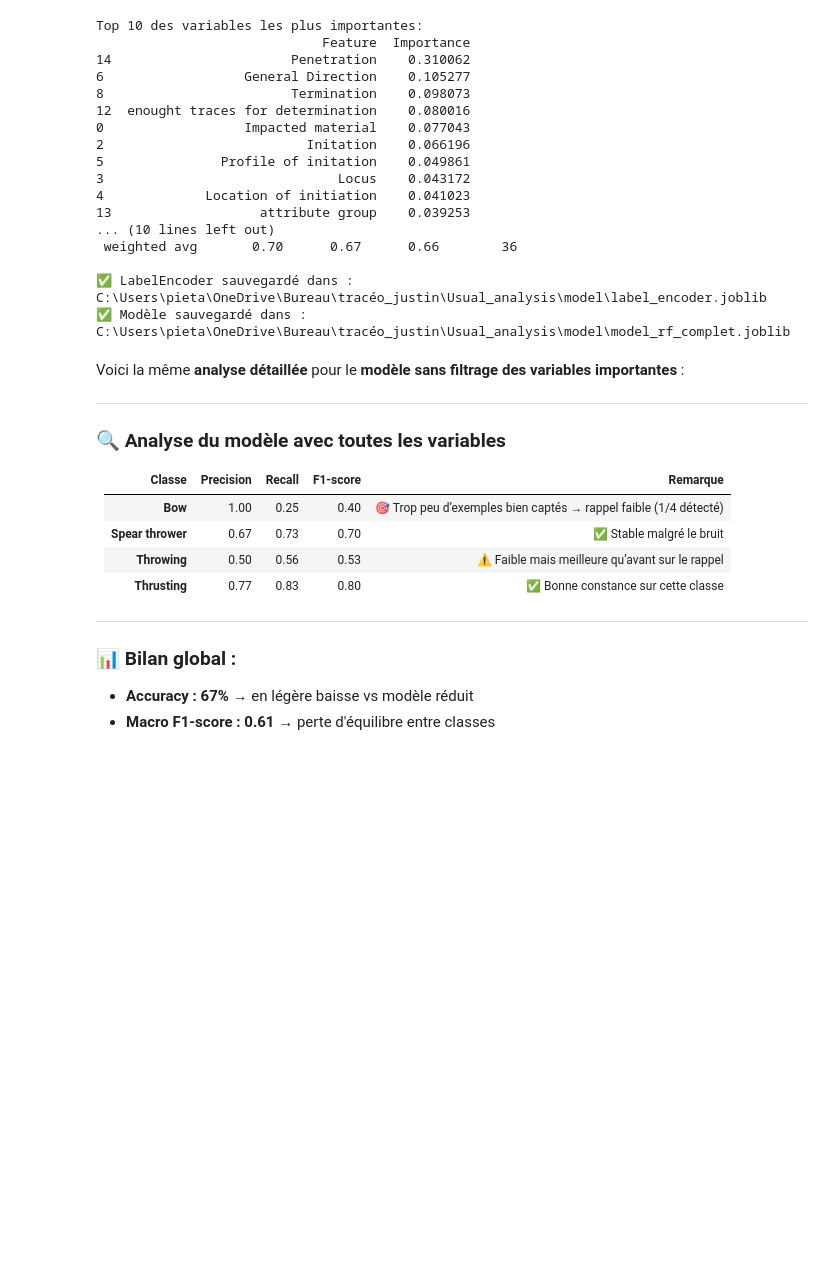
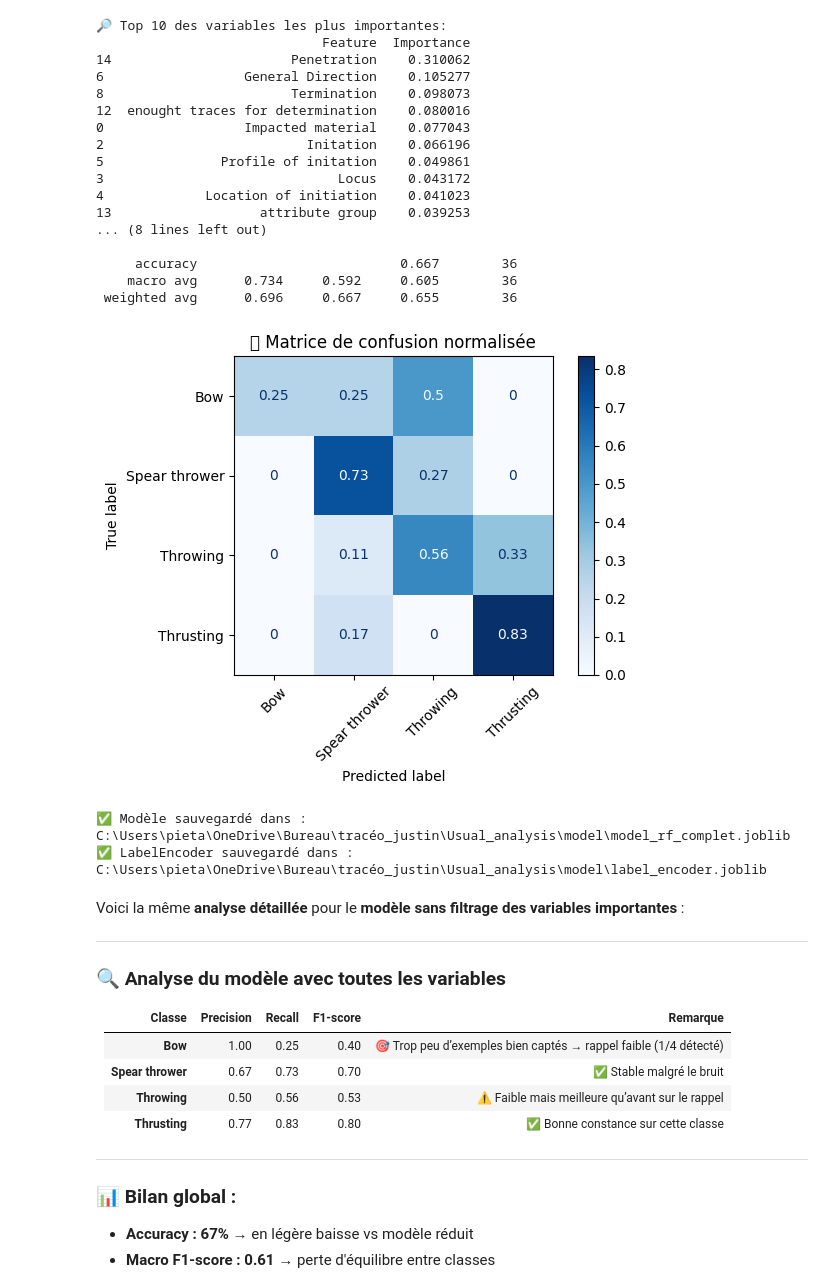
Before and after one commit to AdrienPiette/Usual_analysis, a Jupyter notebook: notebooks/model_training.ipynb, the cells around one changed output. Cells and saved outputs as stored; diff of their text form; code cells hidden in the pictures; blank space fills up the shorter version.

```diff
--- a/notebooks/model_training.ipynb
+++ b/notebooks/model_training.ipynb
@@ -1,6 +1,4 @@
 # %%
-# Bloc complet : pipeline complet pour la prédiction du Mode de Propulsion
-
 import pandas as pd
 from sklearn.model_selection import train_test_split
 from sklearn.pipeline import Pipeline
@@ -8,9 +6,10 @@ from sklearn.compose import ColumnTransformer
 from sklearn.preprocessing import OrdinalEncoder, LabelEncoder
 from sklearn.impute import SimpleImputer
 from sklearn.ensemble import RandomForestClassifier
-from sklearn.metrics import classification_report
+from sklearn.metrics import classification_report, confusion_matrix, ConfusionMatrixDisplay
 import joblib
 import os
+import matplotlib.pyplot as plt
 
 # 1. Chargement des données
 df = pd.read_excel(r'C:\Users\pieta\OneDrive\Bureau\tracéo_justin\Usual_analysis\data\Expdatatangedpoint05_07_22_testhadrien.xlsx')
@@ -64,44 +63,56 @@ all_feature_names = list(encoded_names) + ['Penetration']
 importances = pipeline.named_steps['classifier'].feature_importances_
 importance_df = pd.DataFrame({
     'Feature': all_feature_names,
     'Importance': importances
 }).sort_values(by='Importance', ascending=False)
 
-print("\nTop 10 des variables les plus importantes:")
+print("\n🔎 Top 10 des variables les plus importantes:")
 print(importance_df.head(10))
 
 # 10. Évaluation finale
 y_pred = pipeline.predict(X_test)
-print("Rapport de classification:")
-print(classification_report(le.inverse_transform(y_test), le.inverse_transform(y_pred)))
+y_test_labels = le.inverse_transform(y_test)
+y_pred_labels = le.inverse_transform(y_pred)
 
-# Sauvegarde de l'encodeur de labels
-joblib.dump(le, r'C:\Users\pieta\OneDrive\Bureau\tracéo_justin\Usual_analysis\model\label_encoder.joblib')
-print(r"✅ LabelEncoder sauvegardé dans : C:\Users\pieta\OneDrive\Bureau\tracéo_justin\Usual_analysis\model\label_encoder.joblib")
+print("\n📊 Rapport de classification (par classe + macro):")
+print(classification_report(y_test_labels, y_pred_labels, digits=3))
 
+# Matrice de confusion normalisée
+cm = confusion_matrix(y_test_labels, y_pred_labels, normalize='true')
+disp = ConfusionMatrixDisplay(confusion_matrix=cm, display_labels=le.classes_)
+disp.plot(cmap="Blues", xticks_rotation=45)
+plt.title("🧩 Matrice de confusion normalisée")
+plt.tight_layout()
+plt.show()
 
 # 11. Sauvegarde du modèle et de l'encodeur
 os.makedirs("modele", exist_ok=True)
 joblib.dump(pipeline, r'C:\Users\pieta\OneDrive\Bureau\tracéo_justin\Usual_analysis\model\model_rf_complet.joblib')
 print(r"✅ Modèle sauvegardé dans : C:\Users\pieta\OneDrive\Bureau\tracéo_justin\Usual_analysis\model\model_rf_complet.joblib")
+
+joblib.dump(le, r'C:\Users\pieta\OneDrive\Bureau\tracéo_justin\Usual_analysis\model\label_encoder.joblib')
+print(r"✅ LabelEncoder sauvegardé dans : C:\Users\pieta\OneDrive\Bureau\tracéo_justin\Usual_analysis\model\label_encoder.joblib")
 # %% [output]
-Top 10 des variables les plus importantes:
+🔎 Top 10 des variables les plus importantes:
                              Feature  Importance
 14                       Penetration    0.310062
 6                  General Direction    0.105277
 8                        Termination    0.098073
 12  enought traces for determination    0.080016
 0                  Impacted material    0.077043
 2                          Initation    0.066196
 5               Profile of initation    0.049861
 3                              Locus    0.043172
 4             Location of initiation    0.041023
 13                   attribute group    0.039253
-... (10 lines left out)
- weighted avg       0.70      0.67      0.66        36
+... (8 lines left out)
 
-✅ LabelEncoder sauvegardé dans : C:\Users\pieta\OneDrive\Bureau\tracéo_justin\Usual_analysis\model\label_encoder.joblib
-✅ Modèle sauvegardé dans : C:\Users\pieta\OneDrive\Bureau\tracéo_justin\Usual_analysis\model\model_rf_complet.joblib
+     accuracy                          0.667        36
+    macro avg      0.734     0.592     0.605        36
+ weighted avg      0.696     0.667     0.655        36
+[figure, added]
+✅ Modèle sauvegardé dans : C:\Users\pieta\OneDrive\Bureau\tracéo_justin\Usual_analysis\model\model_rf_complet.joblib
+✅ LabelEncoder sauvegardé dans : C:\Users\pieta\OneDrive\Bureau\tracéo_justin\Usual_analysis\model\label_encoder.joblib
 # %% [markdown]
 Voici la même **analyse détaillée** pour le **modèle sans filtrage des variables importantes** :
 
```
Also changed, not shown: parts of 2 cells of this notebook.
